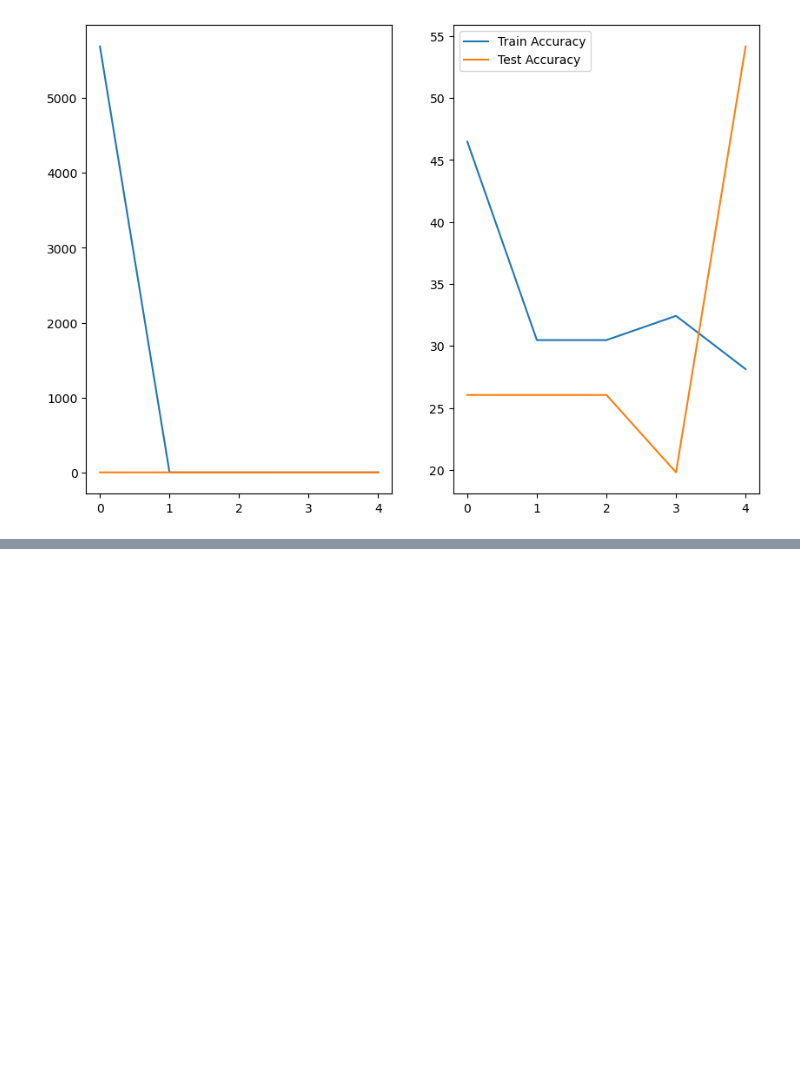
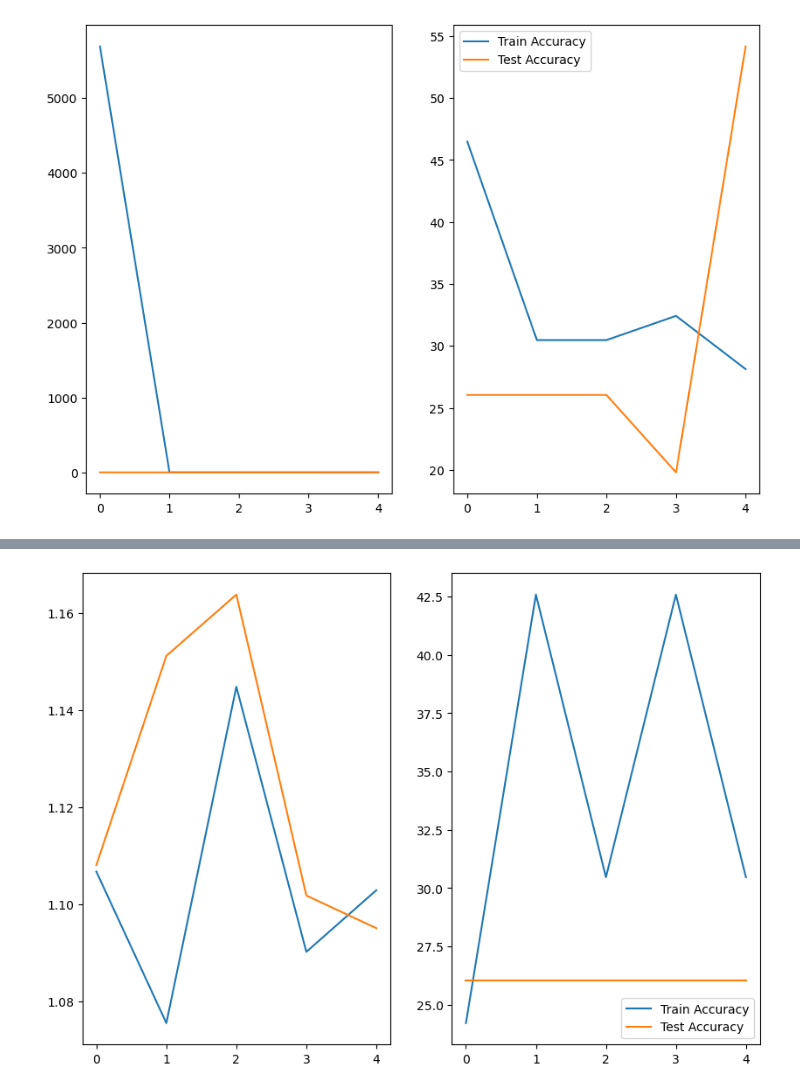
Before and after one commit to Tinonturja/PyTorch-Basics-with-Computer-Vision, a Jupyter notebook: Build A TinyVGG Model from a CustomDataset.ipynb, the cells around one changed output, grey strips where cells are left out. Saved outputs shown, nothing was run; the diff lists cells and outputs as text; code cells hidden in the pictures; blank space fills up the shorter version.

```diff
--- a/Build A TinyVGG Model from a CustomDataset.ipynb
+++ b/Build A TinyVGG Model from a CustomDataset.ipynb
@@ -322,0 +355,8 @@ plot_loss_curves(model_0_training)
+# %%
+# Turn image folders into dataset
+from torchvision import datasets
+train_data_augmented = datasets.ImageFolder(root = train_dir,
+                                           transform=train_transform_trivial)
+
+test_data_augmented = datasets.ImageFolder(root = test_dir,
+                                           transform=test_transform)
@@ -322,0 +376,6 @@ plot_loss_curves(model_0_training)
+# %%
+torch.manual_seed(42)
+model_1 = TinyVGGModelV0(input_shape=3,
+                         hidden_unit=10,
+                         output_shape=len(train_data_augmented.classes)).to(device)
+model_1
@@ -322,0 +405,26 @@ plot_loss_curves(model_0_training)
+# %%
+# Set random seeds
+torch.manual_seed(42)
+torch.mps.manual_seed(42)
+
+# Set the number of epochs
+NUM_EPOCHS = 5
+
+# Setup Loss Funtion
+loss_fn = nn.CrossEntropyLoss()
+optimizer = torch.optim.Adam(params = model_1.parameters(),
+                            lr = 0.001)
+
+# Start the timer
+from timeit import default_timer as timer
+start_time = timer()
+
+# Train_model 1
+model_1_train = training(model = model_1,
+                         train_dataloader=train_dataloader_augmented,
+                         test_dataloader=test_dataloader_augmented,
+                         loss_fn=loss_fn,
+                         optimizer = optimizer,
+                         accuracy = accuracy_fn,
+                         epochs = NUM_EPOCHS,
+                         device =device)
@@ -322,0 +437,5 @@ plot_loss_curves(model_0_training)
+# %%
+# Plot the Loss Curves
+plot_loss_curves(model_1_train)
+# %% [output]
+[figure, added]
```
Also changed, not shown: parts of 8 cells of this notebook.
